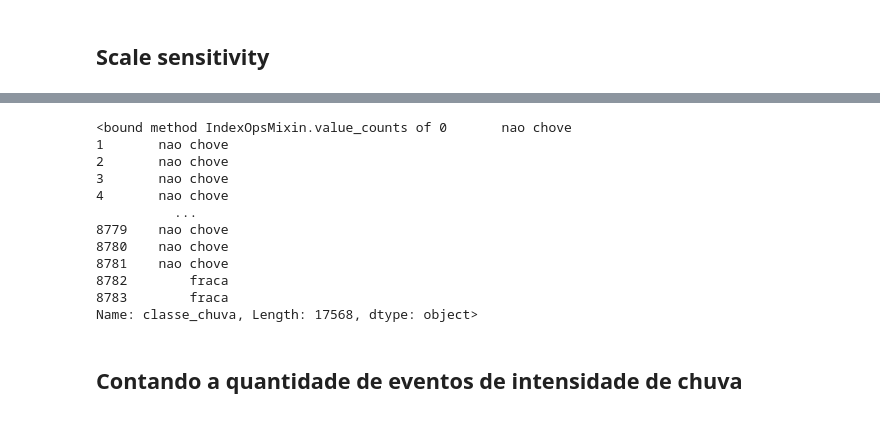
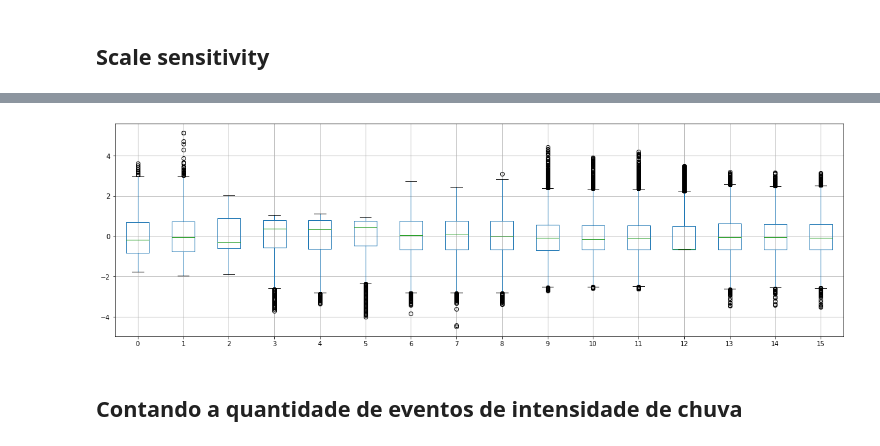
Before and after one commit to thamirisbrandao/rain-prediction-machine, a Jupyter notebook: notebooks/thamiris_feat_exp_3.ipynb, the cells around one changed output, grey strips where cells are left out. Drawn from its saved outputs; the diff is of its cells as text; code cells hidden in the pictures.

```diff
--- a/notebooks/thamiris_feat_exp_3.ipynb
+++ b/notebooks/thamiris_feat_exp_3.ipynb
@@ -56,2 +59,5 @@ dtype: float64
 # %%
-from RainPredictionMachine.Trainer import pipe_creator
+from sklearn.preprocessing import StandardScaler
+scaler = StandardScaler()
+X_scal = scaler.fit_transform(X)
+X_scaled = pd.DataFrame(X_scal)
@@ -128,18 +64,7 @@ df2[['Pres_max']].boxplot(figsize=(20,6));
-# %%
-df2['classe_chuva'].value_counts
-# %% [output]
-<bound method IndexOpsMixin.value_counts of 0       nao chove
-1       nao chove
-2       nao chove
-3       nao chove
-4       nao chove
-          ...
-8779    nao chove
-8780    nao chove
-8781    nao chove
-8782        fraca
-8783        fraca
-Name: classe_chuva, Length: 17568, dtype: object>
+# %%
+X_scaled.boxplot(figsize=(20,6));
+# %% [output]
+[figure, added]
 # %% [markdown]
 ## Contando a quantidade de eventos de intensidade de chuva
 # %%
```
Also changed, not shown: parts of 40 cells of this notebook.
